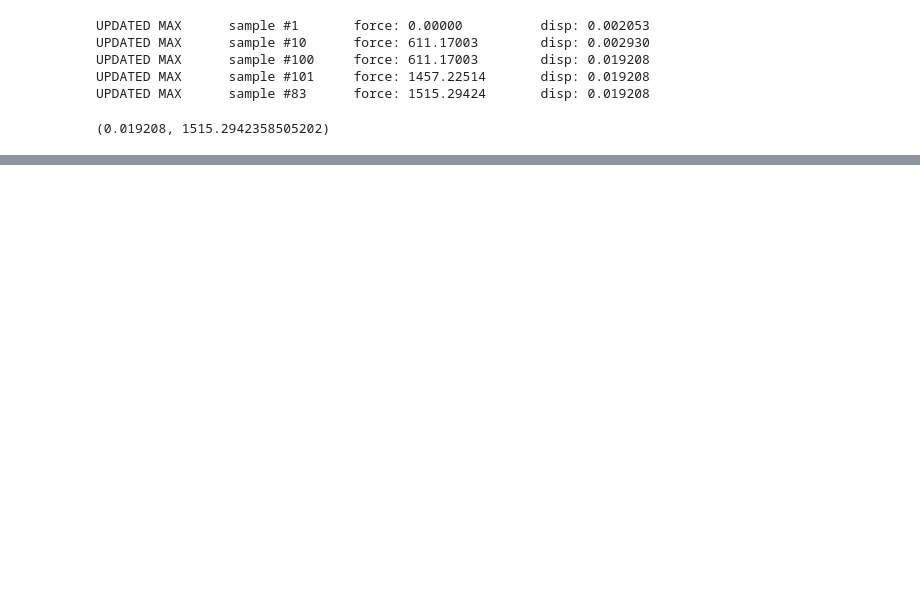
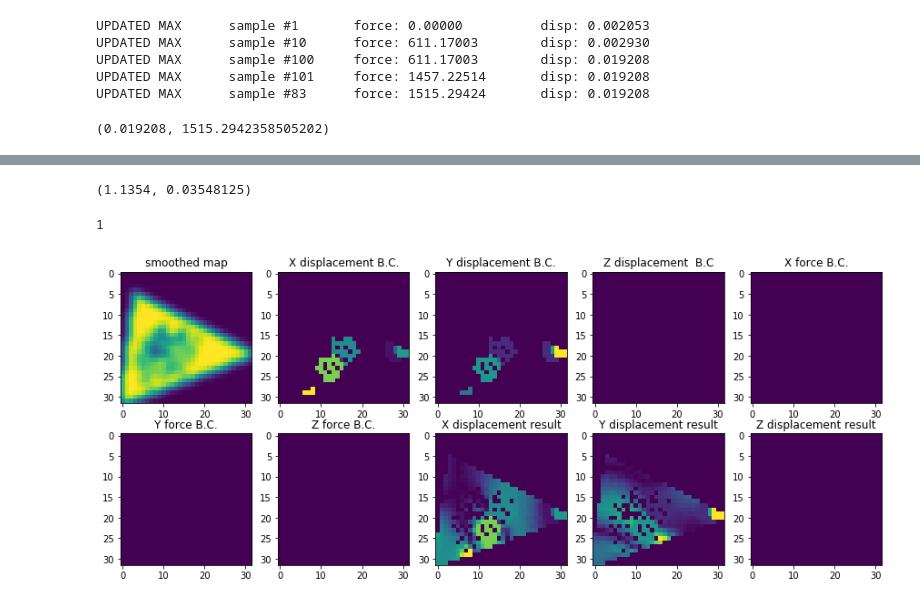
Before and after one commit to waltherwj/AI-and-FEA-model, a Jupyter notebook: 2D/preprocessing/data_preprocessing_formatting.ipynb, the cells around one changed output, grey strips where cells are left out. Cells and saved outputs as stored; diff of their text form; code cells hidden in the pictures; blank space fills up the shorter version.

Commit message:
feat: add element wise formatting

```diff
--- a/2D/preprocessing/data_preprocessing_formatting.ipynb
+++ b/2D/preprocessing/data_preprocessing_formatting.ipynb
@@ -1370,0 +1372,24 @@ This section's purpose is to create a new way to saving the arrays so that train
+# %%
+## create a new function to get the element's max dimensions and element size
+def get_df_dim_element_size(element_dataframe, resolution = 32):
+     # get the max dimensions of one sample
+
+
+    ## get ranges of data in sample
+    range_x = [element_dataframe.loc[:,['x_loc']].max().item(), element_dataframe.loc[:,['x_loc']].min().item()]
+    max_x = abs(range_x[0] - range_x[1])
+
+    range_y = [element_dataframe.loc[:,['y_loc']].max().item(), element_dataframe.loc[:,['y_loc']].min().item()]
+    max_y = abs(range_y[0] - range_y[1])
+
+    range_z = [element_dataframe.loc[:,['z_loc']].max().item(), element_dataframe.loc[:,['z_loc']].min().item()]
+    max_z = abs(range_z[0] - range_z[1])
+
+    max_dimension = max(max_x, max_y, max_z)
+    element_size = max_dimension/resolution
+
+    return max_dimension, element_size
+
+get_df_dim_element_size(element_dataframe = raw_input_data, resolution = 32)
+# %% [output]
+(1.1354, 0.03548125)
@@ -1370,0 +1471,49 @@ This section's purpose is to create a new way to saving the arrays so that train
+# %%
+sample_number, concat_input, concat_output = next(array_it)
+%matplotlib inline
+import matplotlib.pyplot as plt
+#f = plt.figure()
+
+
+#plt.imshow(concat_input[:,:,0])
+def plot_grid_2d(concat_input, concat_output):
+
+    f, axarr = plt.subplots(2,5, figsize = (15,6))
+
+    axarr[0,0].imshow(np.abs(concat_input[:,:,0]))
+    axarr[0,0].set(title='smoothed map')
+
+    axarr[0,1].imshow(np.abs(concat_input[:,:,1]))
+    axarr[0,1].set(title='X displacement B.C.')
+
+    axarr[0,2].imshow(np.abs(concat_input[:,:,2]))
+    axarr[0,2].set(title='Y displacement B.C.')
+
+    axarr[0,3].imshow(np.abs(concat_input[:,:,3]))
+    axarr[0,3].set(title='Z displacement  B.C')
+
+    axarr[0,4].imshow(np.abs(concat_input[:,:,4]))
+    axarr[0,4].set(title='X force B.C.')
+
+    axarr[1,0].imshow(np.abs(concat_input[:,:,5]))
+    axarr[1,0].set(title='Y force B.C.')
+
+    axarr[1,1].imshow(np.abs(concat_input[:,:,6]))
+    axarr[1,1].set(title='Z force B.C.')
+
+    axarr[1,2].imshow(np.abs(concat_output[:,:,1]))
+    axarr[1,2].set(title='X displacement result')
+
+    axarr[1,3].imshow(np.abs(concat_output[:,:,2]))
+    axarr[1,3].set(title='Y displacement result')
+
+    axarr[1,4].imshow(np.abs(concat_output[:,:,3]))
+    axarr[1,4].set(title='Z displacement result')
+
+    print(sample_number)
+    plt.show()
+
+plot_grid_2d(concat_input, concat_output)
+# %% [output]
+1
+[figure, added]
```
Also changed, not shown: parts of 8 cells of this notebook, 4 other files.
